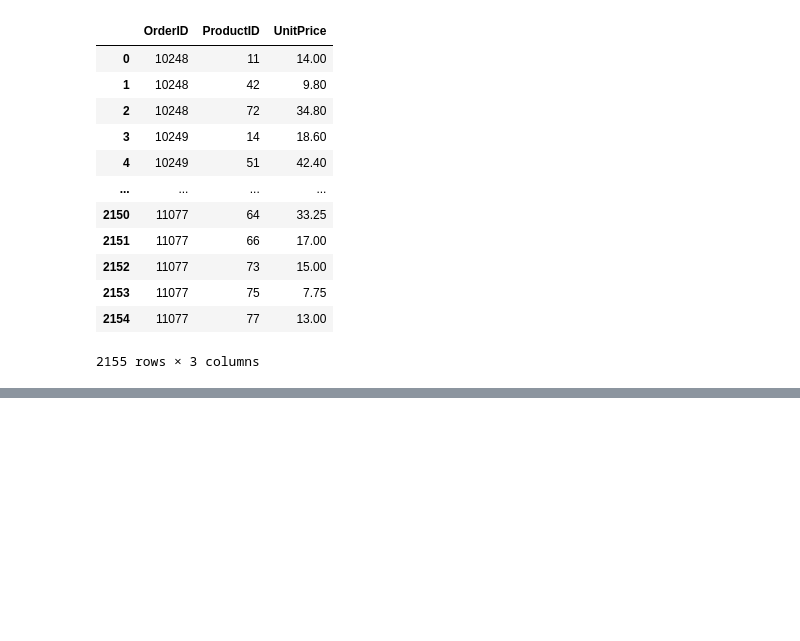
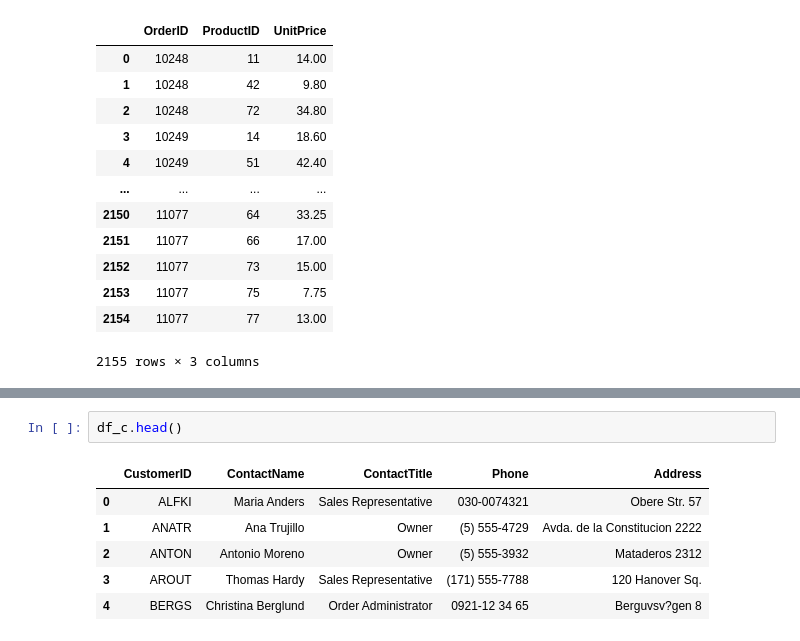
Before and after one commit to Sinrez/PythonProjects, a Jupyter notebook: pandas_stepic.ipynb, the cells around one changed output, grey strips where cells are left out. Cells and saved outputs as stored; diff of their text form; blank space fills up the shorter version.

```diff
--- a/pandas_stepic.ipynb
+++ b/pandas_stepic.ipynb
@@ -136,0 +219,9 @@ df_od[['OrderID', 'ProductID', 'UnitPrice']]
+# %%
+df_c.head()
+# %% [output]
+|  | CustomerID | ContactName | ContactTitle | Phone | Address |
+| 0 | ALFKI | Maria Anders | Sales Representative | 030-0074321 | Obere Str. 57 |
+| 1 | ANATR | Ana Trujillo | Owner | (5) 555-4729 | Avda. de la Constitucion 2222 |
+| 2 | ANTON | Antonio Moreno | Owner | (5) 555-3932 | Mataderos 2312 |
+| 3 | AROUT | Thomas Hardy | Sales Representative | (171) 555-7788 | 120 Hanover Sq. |
+| 4 | BERGS | Christina Berglund | Order Administrator | 0921-12 34 65 | Berguvsv?gen 8 |
```
Also changed, not shown: parts of 10 cells of this notebook.
